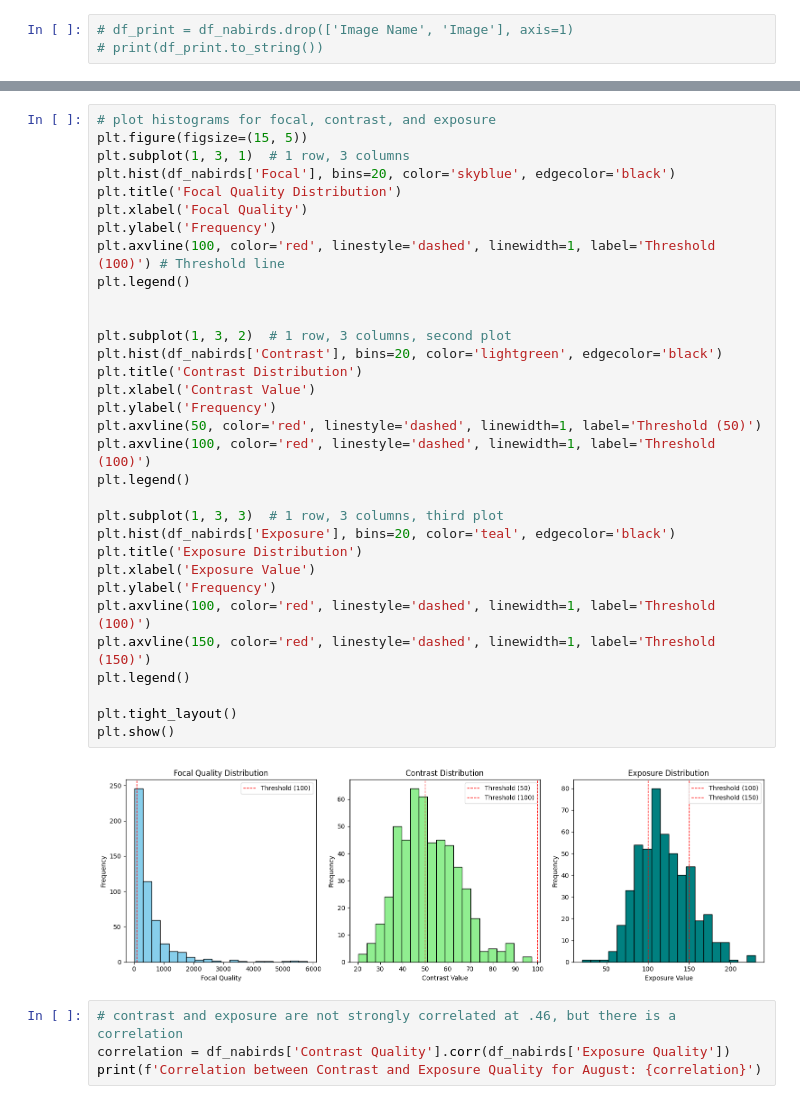
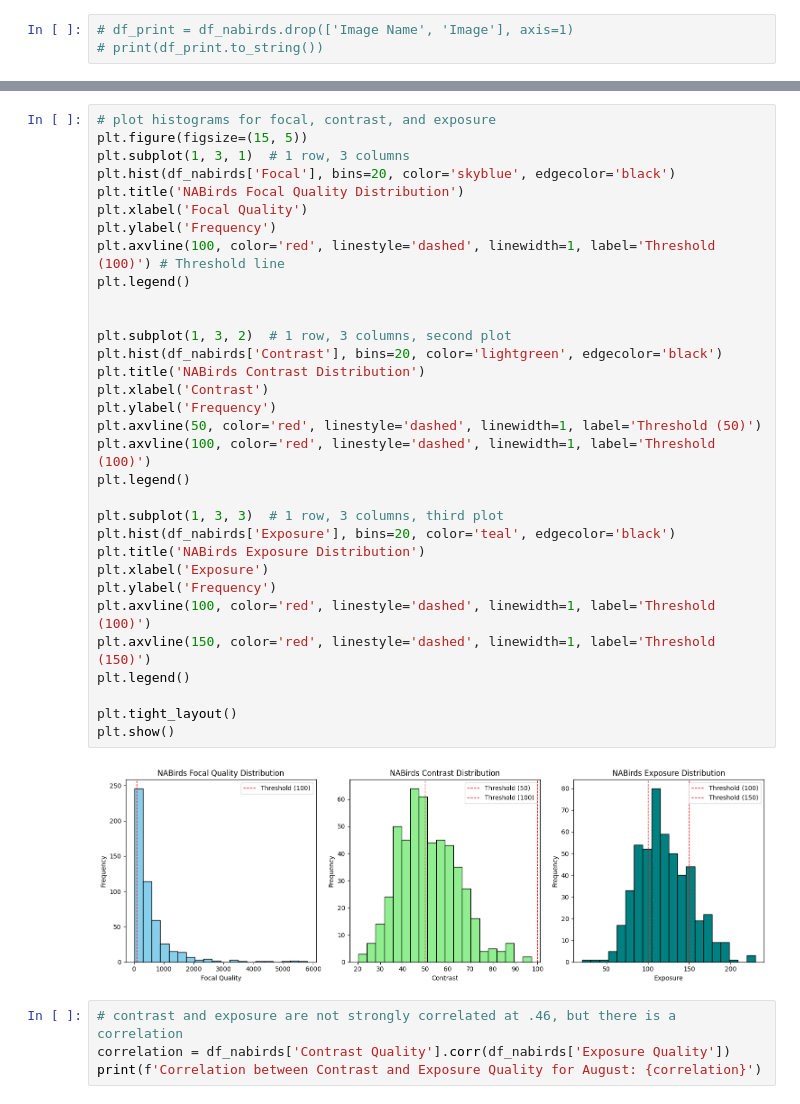
Before and after one commit to JimMaastricht5/birdclassifier, a Jupyter notebook: NABirds Profiling.ipynb, the cells around one changed output, grey strips where cells are left out. Saved outputs shown, nothing was run; the diff lists cells and outputs as text.

```diff
--- a/NABirds Profiling.ipynb
+++ b/NABirds Profiling.ipynb
@@ -159,37 +206,37 @@ print(sample_size)
 # %%
 # plot histograms for focal, contrast, and exposure
 plt.figure(figsize=(15, 5))
 plt.subplot(1, 3, 1)  # 1 row, 3 columns
 plt.hist(df_nabirds['Focal'], bins=20, color='skyblue', edgecolor='black')
-plt.title('Focal Quality Distribution')
+plt.title('NABirds Focal Quality Distribution')
 plt.xlabel('Focal Quality')
 plt.ylabel('Frequency')
 plt.axvline(100, color='red', linestyle='dashed', linewidth=1, label='Threshold (100)') # Threshold line
 plt.legend()
 
 
 plt.subplot(1, 3, 2)  # 1 row, 3 columns, second plot
 plt.hist(df_nabirds['Contrast'], bins=20, color='lightgreen', edgecolor='black')
-plt.title('Contrast Distribution')
-plt.xlabel('Contrast Value')
+plt.title('NABirds Contrast Distribution')
+plt.xlabel('Contrast')
 plt.ylabel('Frequency')
 plt.axvline(50, color='red', linestyle='dashed', linewidth=1, label='Threshold (50)')
 plt.axvline(100, color='red', linestyle='dashed', linewidth=1, label='Threshold (100)')
 plt.legend()
 
 plt.subplot(1, 3, 3)  # 1 row, 3 columns, third plot
 plt.hist(df_nabirds['Exposure'], bins=20, color='teal', edgecolor='black')
-plt.title('Exposure Distribution')
-plt.xlabel('Exposure Value')
+plt.title('NABirds Exposure Distribution')
+plt.xlabel('Exposure')
 plt.ylabel('Frequency')
 plt.axvline(100, color='red', linestyle='dashed', linewidth=1, label='Threshold (100)')
 plt.axvline(150, color='red', linestyle='dashed', linewidth=1, label='Threshold (150)')
 plt.legend()
 
 plt.tight_layout()
 plt.show()
 # %% [output]
-[figure, old version]
+[figure, new version]
 # %%
 # contrast and exposure are not strongly correlated at .46, but there is a correlation
 correlation = df_nabirds['Contrast Quality'].corr(df_nabirds['Exposure Quality'])
```
Also changed, not shown: parts of 2 cells of this notebook.
